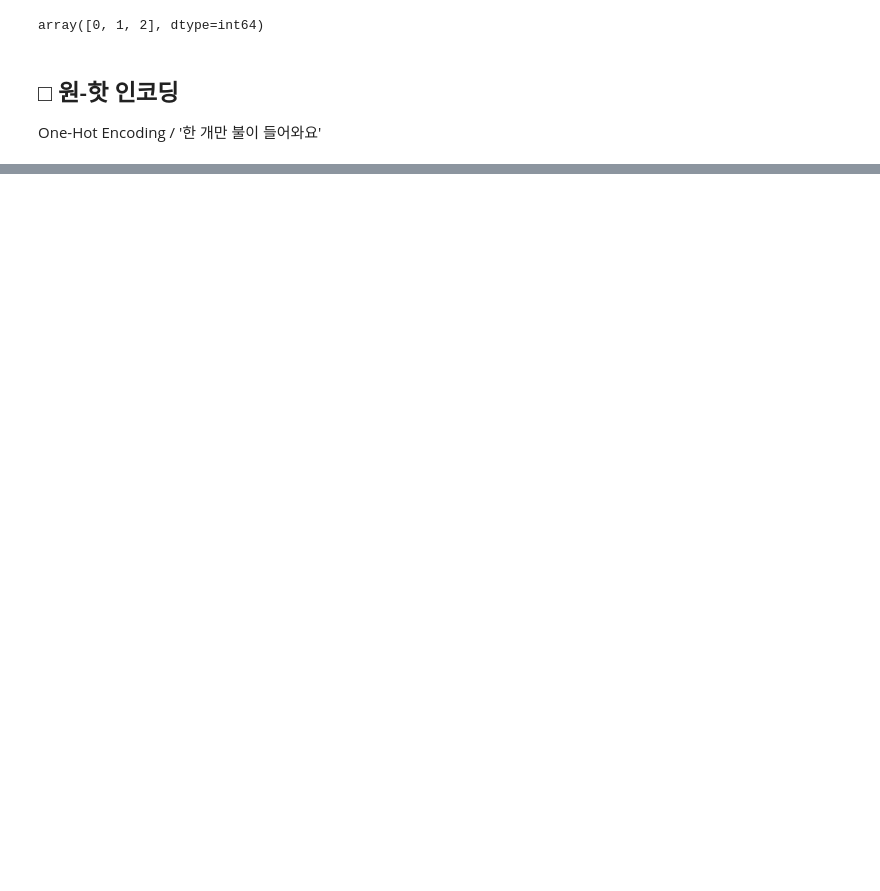
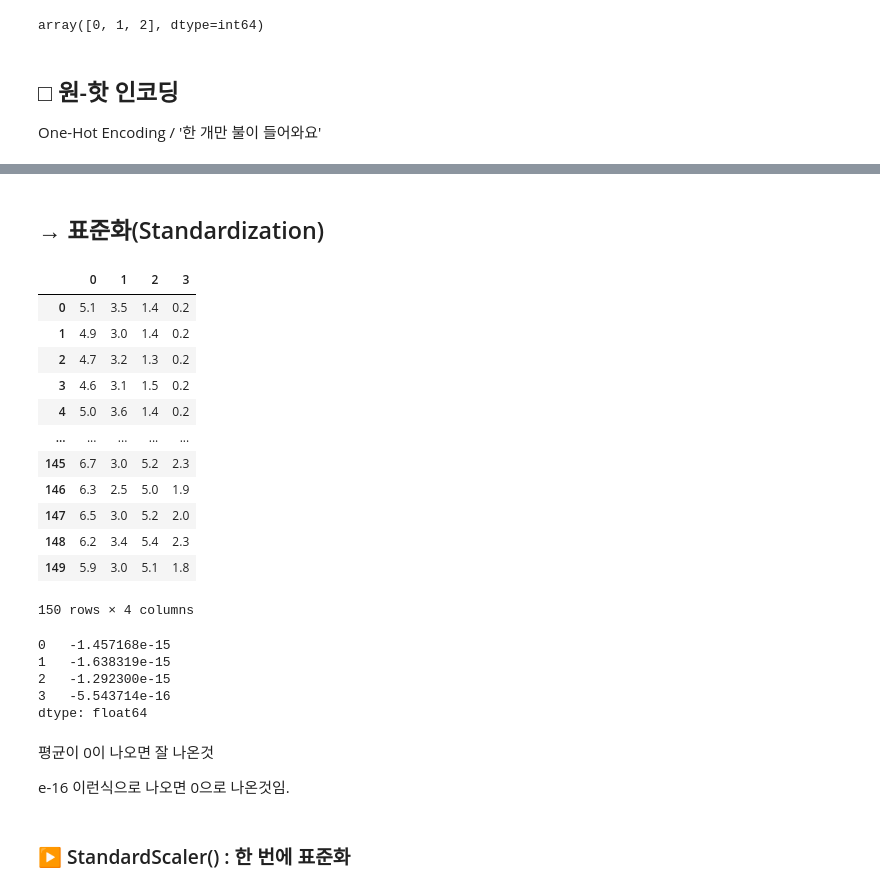
Before and after one commit to zzwony/Start_0920, a Jupyter notebook: 머신러닝.ipynb, the cells around one changed output, grey strips where cells are left out. Cells and saved outputs as stored; diff of their text form; code cells hidden in the pictures; blank space fills up the shorter version.

```diff
--- a/머신러닝.ipynb
+++ b/머신러닝.ipynb
@@ -307,0 +651,17 @@ One-Hot Encoding / '한 개만 불이 들어와요'
+# %%
+iris_data = iris.data
+iris_label= iris.target
+
+iris = load_iris()
+
+X_train, X_test, y_train, y_test = train_test_split(iris_data, iris_label, test_size = 0.2,
+                                                    random_state=121)
+
+dt_clf = DecisionTreeClassifier()
+
+grid_parameters = {'max_depth':[1,2,3],
+                  'min_samples_split': [2,3]}
+
+grid_tree = GridSearchCV(dt_clf, param_grid=grid_parameters, cv=3, refit=True)
+
+grid_tree.fit(X_train, y_train) #학습이 이루어짐
@@ -307,0 +723,20 @@ One-Hot Encoding / '한 개만 불이 들어와요'
+# %% [markdown]
+## → 표준화(Standardization)
+# %%
+iris = iris['data']
+iris_df = pd.DataFrame(iris)
+iris_df
+# %% [output]
+|  | 0 | 1 | 2 | 3 |
+| 0 | 5.1 | 3.5 | 1.4 | 0.2 |
+| 1 | 4.9 | 3.0 | 1.4 | 0.2 |
+| 2 | 4.7 | 3.2 | 1.3 | 0.2 |
+| 3 | 4.6 | 3.1 | 1.5 | 0.2 |
+| 4 | 5.0 | 3.6 | 1.4 | 0.2 |
+| ... | ... | ... | ... | ... |
+| 145 | 6.7 | 3.0 | 5.2 | 2.3 |
+| 146 | 6.3 | 2.5 | 5.0 | 1.9 |
+| 147 | 6.5 | 3.0 | 5.2 | 2.0 |
+| 148 | 6.2 | 3.4 | 5.4 | 2.3 |
+| 149 | 5.9 | 3.0 | 5.1 | 1.8 |
+150 rows × 4 columns
@@ -307,0 +747,14 @@ One-Hot Encoding / '한 개만 불이 들어와요'
+# %%
+iris_df.apply(standardize).mean()
+# %% [output]
+0   -1.457168e-15
+1   -1.638319e-15
+2   -1.292300e-15
+3   -5.543714e-16
+dtype: float64
+# %% [markdown]
+평균이 0이 나오면 잘 나온것
+
+e-16 이런식으로 나오면 0으로 나온것임.
+# %% [markdown]
+### ▶ StandardScaler() : 한 번에 표준화
```
Also changed, not shown: parts of 76 cells of this notebook.
